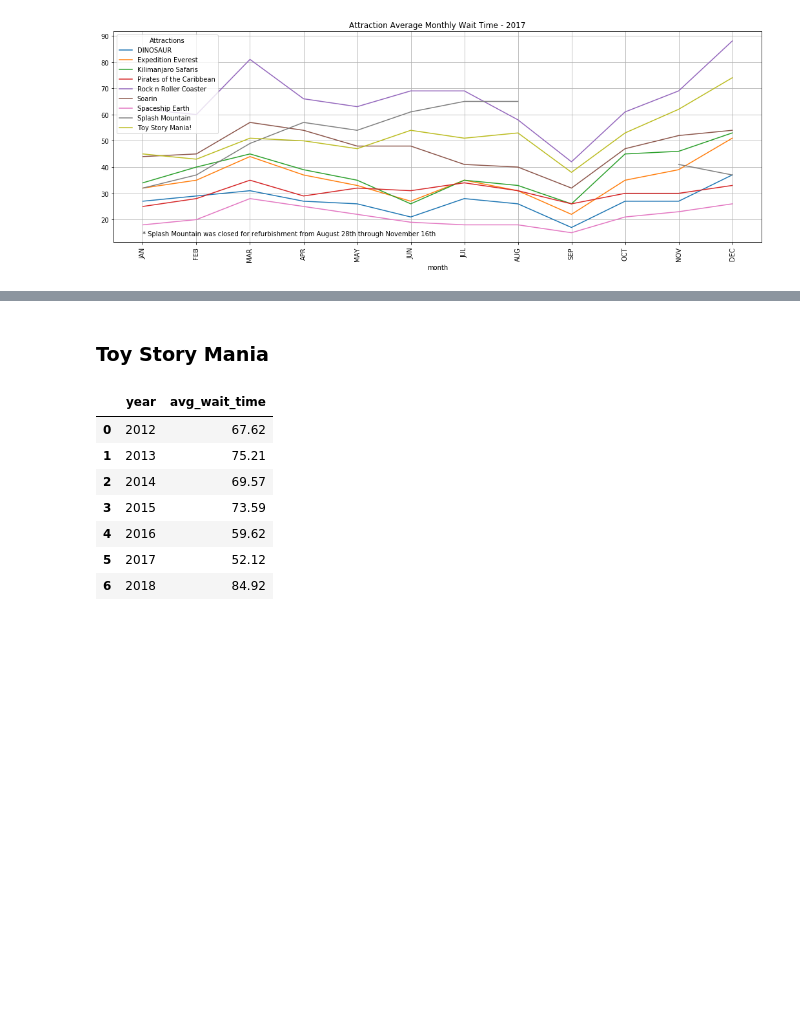
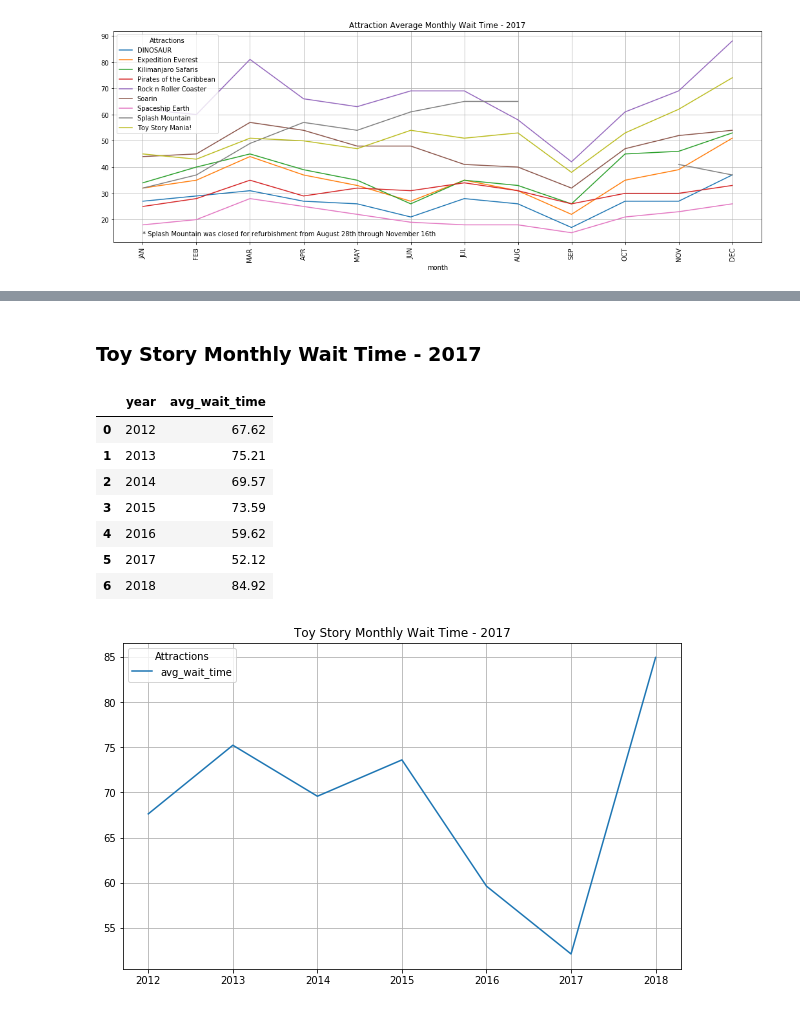
Before and after one commit to jeffkempster/codelouisville, a Jupyter notebook: Disney Wait Times.ipynb, the cells around one changed output, grey strips where cells are left out. Drawn from its saved outputs; the diff is of its cells as text; code cells hidden in the pictures; blank space fills up the shorter version.

Commit message:
Final update for jupyter notebook, Added Toy Story Mania analysis and cleaned up the comments and descriptions

```diff
--- a/Disney Wait Times.ipynb
+++ b/Disney Wait Times.ipynb
@@ -457,26 +463,40 @@ ax.grid(True)
 # %%
 conn = sqlite3.connect("wait_times.db")
 
 # SQL average
 sql = """
 SELECT strftime('%Y', date) as year, round(avg(wait_time),2) as avg_wait_time
 FROM wait_times
 WHERE attraction_name = "toy_story_mania"
 GROUP BY year
 ORDER BY year
 """
 
+# execute the query
 average_by_year_df = pd.read_sql_query(sql, conn)
 
-printmd("### Toy Story Mania")
-average_by_year_df
+
+# title
+title = "Toy Story Monthly Wait Time - 2017"
+
+printmd(f"### {title}")
+display(average_by_year_df)
+
+# visualization of the data with a line chart
+ax = average_by_year_df.plot(figsize=(10,6))
+ax.set_xticks(range(len(average_by_year_df)))
+ax.legend(title="Attractions")
+ax.set_xticklabels(["2012", "2013", "2014", "2015", "2016", "2017", "2018"]);
+ax.set_title(title)
+ax.grid(True)
 # %% [output]
-### Toy Story Mania
+### Toy Story Monthly Wait Time - 2017
 |  | year | avg_wait_time |
 | 0 | 2012 | 67.62 |
 | 1 | 2013 | 75.21 |
 | 2 | 2014 | 69.57 |
 | 3 | 2015 | 73.59 |
 | 4 | 2016 | 59.62 |
 | 5 | 2017 | 52.12 |
 | 6 | 2018 | 84.92 |
+[figure, added]
```
Also changed, not shown: parts of 6 cells of this notebook.
